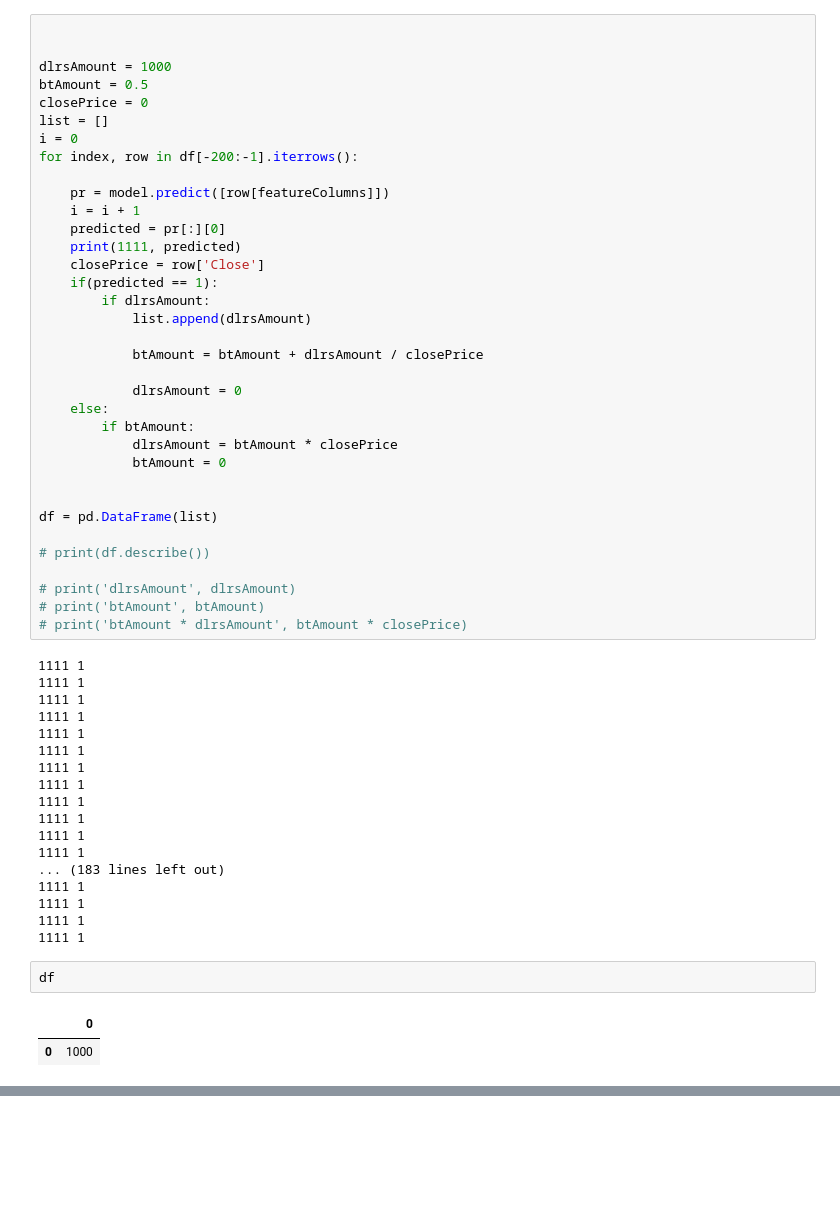
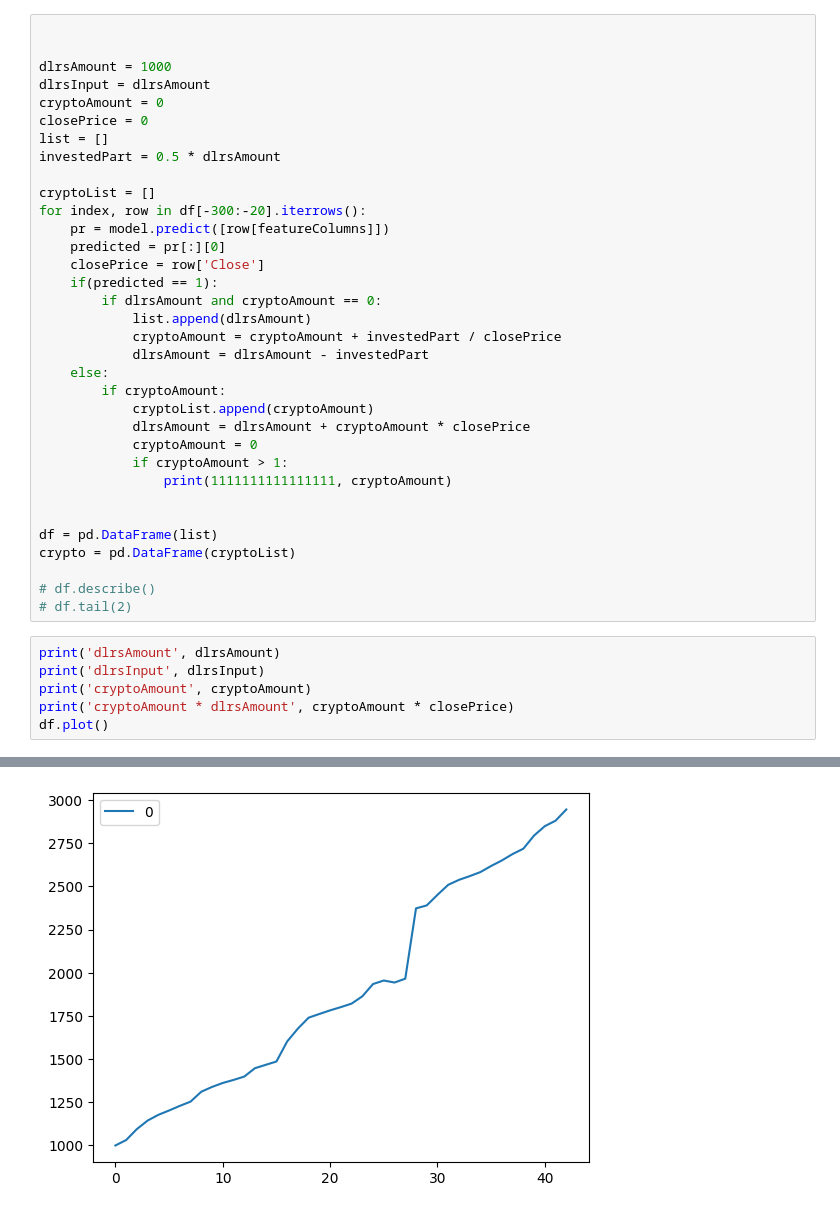
Before and after one commit to konsys/Bitcoin-Prediction-Model, a Jupyter notebook: perceptron.ipynb, the cells around one changed output, grey strips where cells are left out. Drawn from its saved outputs; the diff is of its cells as text; blank space fills up the shorter version.

```diff
--- a/perceptron.ipynb
+++ b/perceptron.ipynb
@@ -96,57 +94,40 @@ Accuracy: 0.5129
 
 
 dlrsAmount = 1000
-btAmount = 0.5
+dlrsInput = dlrsAmount
+cryptoAmount = 0
 closePrice = 0
 list = []
-i = 0
-for index, row in df[-200:-1].iterrows():
+investedPart = 0.5 * dlrsAmount
 
+cryptoList = []
+for index, row in df[-300:-20].iterrows():
     pr = model.predict([row[featureColumns]])
-    i = i + 1
     predicted = pr[:][0]
-    print(1111, predicted)
     closePrice = row['Close']
     if(predicted == 1):
-        if dlrsAmount:
+        if dlrsAmount and cryptoAmount == 0:
             list.append(dlrsAmount)
-
-            btAmount = btAmount + dlrsAmount / closePrice
-
-            dlrsAmount = 0
+            cryptoAmount = cryptoAmount + investedPart / closePrice
+            dlrsAmount = dlrsAmount - investedPart
     else:
-        if btAmount:
-            dlrsAmount = btAmount * closePrice
-            btAmount = 0
+        if cryptoAmount:
+            cryptoList.append(cryptoAmount)
+            dlrsAmount = dlrsAmount + cryptoAmount * closePrice
+            cryptoAmount = 0
+            if cryptoAmount > 1:
+                print(1111111111111111, cryptoAmount)
 
 
 df = pd.DataFrame(list)
+crypto = pd.DataFrame(cryptoList)
 
-# print(df.describe())
-
-# print('dlrsAmount', dlrsAmount)
-# print('btAmount', btAmount)
-# print('btAmount * dlrsAmount', btAmount * closePrice)
+# df.describe()
+# df.tail(2)
-# %% [output]
-1111 1
-1111 1
-1111 1
-1111 1
-1111 1
-1111 1
-1111 1
-1111 1
-1111 1
-1111 1
-1111 1
-1111 1
-... (183 lines left out)
-1111 1
-1111 1
-1111 1
-1111 1
 # %%
-df
+print('dlrsAmount', dlrsAmount)
+print('dlrsInput', dlrsInput)
+print('cryptoAmount', cryptoAmount)
+print('cryptoAmount * dlrsAmount', cryptoAmount * closePrice)
+df.plot()
 # %% [output]
-|  | 0 |
-| 0 | 1000 |
@@ -152,0 +139 @@ df
+[figure, added]
```
Also changed, not shown: parts of 9 cells of this notebook, 2 other files.
